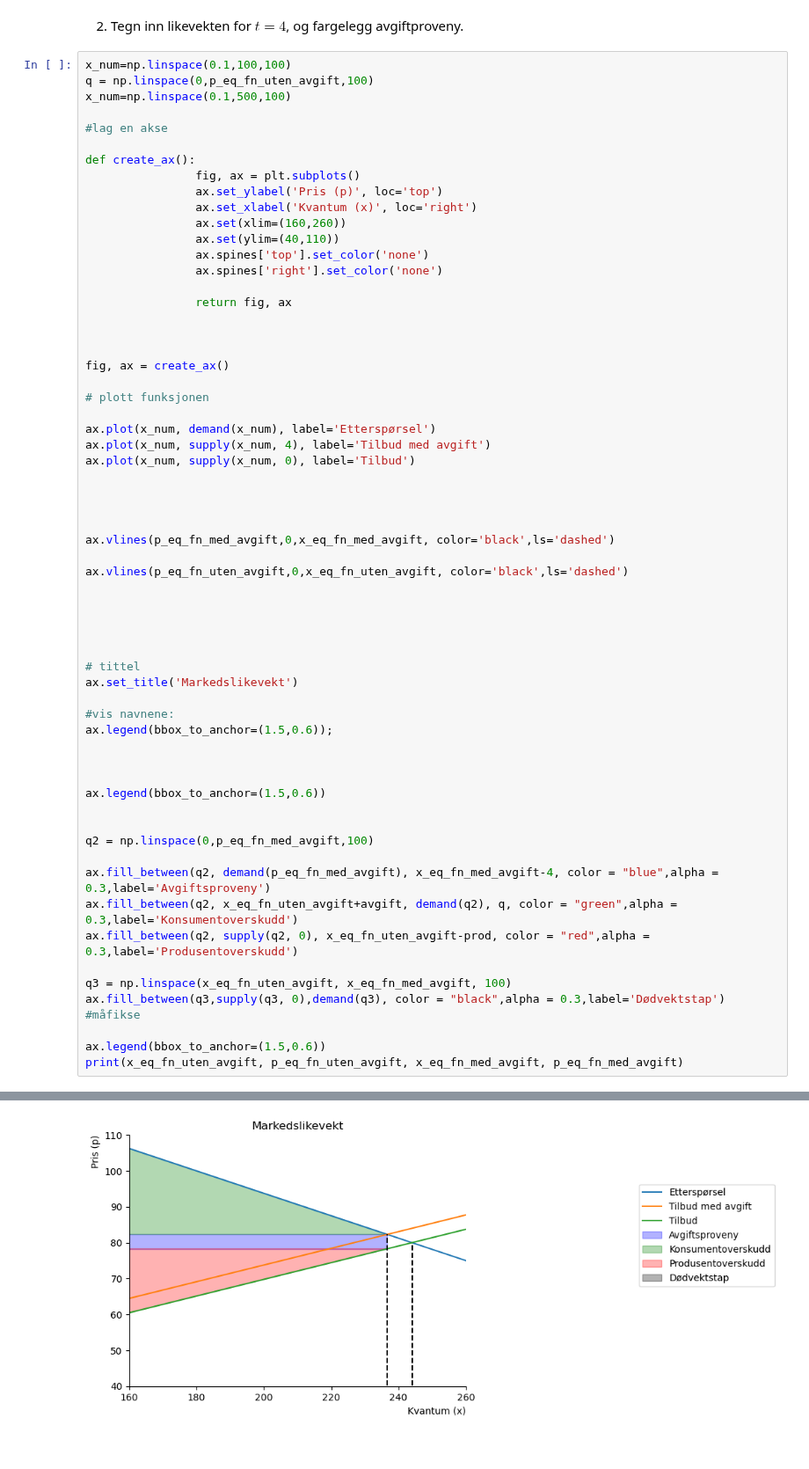
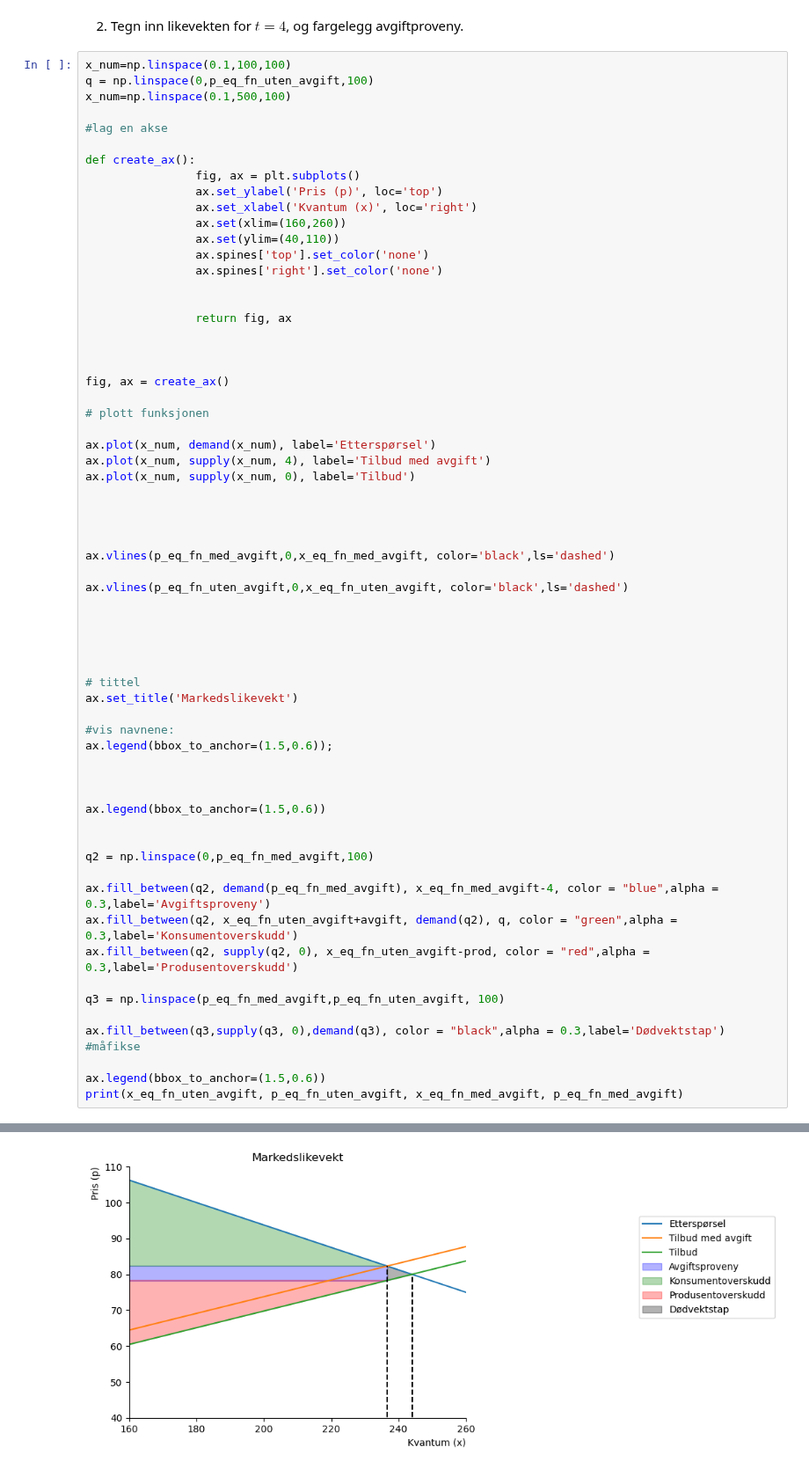
Before and after one commit to Danieljoha/Sok-1006, a Jupyter notebook: Arbeidskrav_3.ipynb, the cells around one changed output, grey strips where cells are left out. Shown at 88% size. Cells and saved outputs as stored; diff of their text form.

```diff
--- a/Arbeidskrav_3.ipynb
+++ b/Arbeidskrav_3.ipynb
@@ -183,6 +184,7 @@ def create_ax():
                 ax.set(ylim=(40,110))
                 ax.spines['top'].set_color('none')
                 ax.spines['right'].set_color('none')
+
 
                 return fig, ax
 
@@ -203,32 +205,33 @@ ax.vlines(p_eq_fn_med_avgift,0,x_eq_fn_med_avgift, color='black',ls='dashed')
 
 ax.vlines(p_eq_fn_uten_avgift,0,x_eq_fn_uten_avgift, color='black',ls='dashed')
 
 
 
 
 
 # tittel
 ax.set_title('Markedslikevekt')
 
 #vis navnene:
 ax.legend(bbox_to_anchor=(1.5,0.6));
 
 
 
 ax.legend(bbox_to_anchor=(1.5,0.6))
 
 
 q2 = np.linspace(0,p_eq_fn_med_avgift,100)
 
 ax.fill_between(q2, demand(p_eq_fn_med_avgift), x_eq_fn_med_avgift-4, color = "blue",alpha = 0.3,label='Avgiftsproveny')
 ax.fill_between(q2, x_eq_fn_uten_avgift+avgift, demand(q2), q, color = "green",alpha = 0.3,label='Konsumentoverskudd')
 ax.fill_between(q2, supply(q2, 0), x_eq_fn_uten_avgift-prod, color = "red",alpha = 0.3,label='Produsentoverskudd')
 
-q3 = np.linspace(x_eq_fn_uten_avgift, x_eq_fn_med_avgift, 100)
+q3 = np.linspace(p_eq_fn_med_avgift,p_eq_fn_uten_avgift, 100)
+
 ax.fill_between(q3,supply(q3, 0),demand(q3), color = "black",alpha = 0.3,label='Dødvektstap') #måfikse
 
 ax.legend(bbox_to_anchor=(1.5,0.6))
 print(x_eq_fn_uten_avgift, p_eq_fn_uten_avgift, x_eq_fn_med_avgift, p_eq_fn_med_avgift)
 # %% [output]
 80.0 244.0 82.29333333333334 236.66133333333332
-[figure, old version]
+[figure, new version]
```
Also changed, not shown: parts of 6 cells of this notebook.
